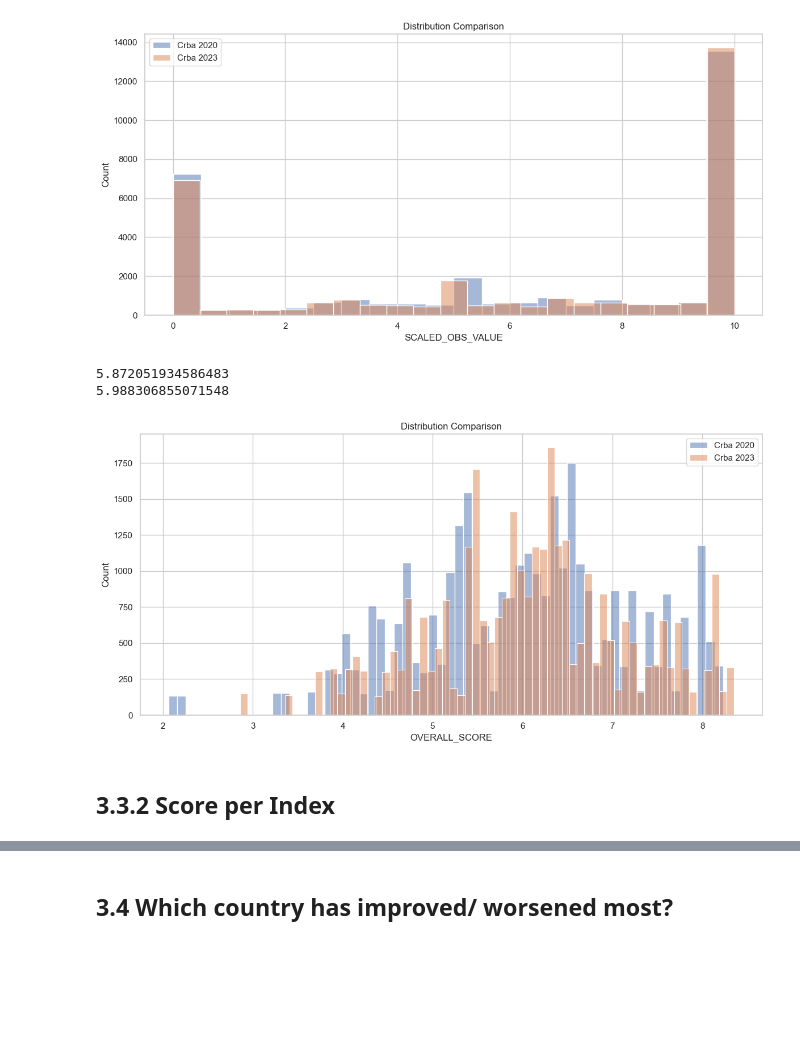
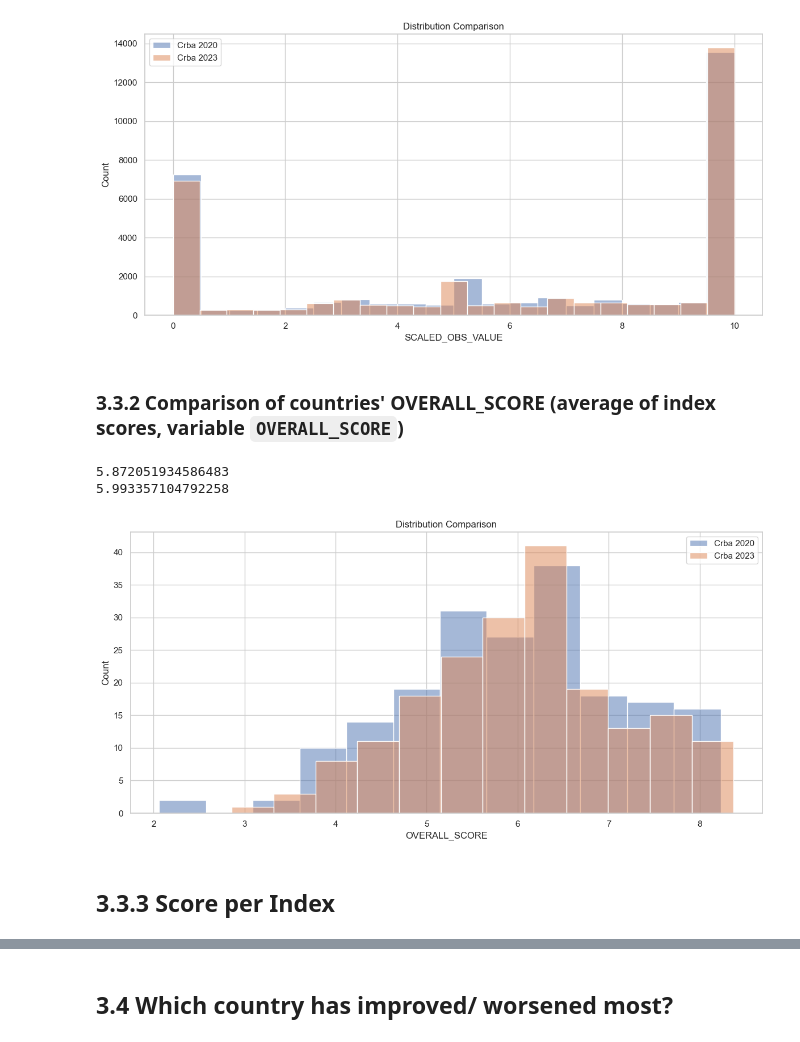
Before and after one commit to iferminm/crba-etl, a Jupyter notebook: validation/comparison_of_final_files.ipynb, the cells around one changed output, grey strips where cells are left out. Cells and saved outputs as stored; diff of their text form; code cells hidden in the pictures; blank space fills up the shorter version.

```diff
--- a/validation/comparison_of_final_files.ipynb
+++ b/validation/comparison_of_final_files.ipynb
@@ -13,7 +14,7 @@ from comparison_of_final_files.compare_two_final_csvs import FinalCrbaFileCompar
 # %%
 # Instantiate class
-
-crba_final_2020 = pd.read_csv("D:\\Documents\\2020\\28_UNICEF\\10_working_repo\\data-etl\\data_out\\crba_final_sdmx_ready.csv", ";")
+# TODO: Chang file paths here to point them to the right files
+crba_final_2020 = pd.read_csv("D:\\Documents\\2023\\7_UNICEF\\major-dax-crba-etl\\crba-etl\\final_file_from_2020\\crba_final_sdmx_ready.csv", ";")
 crba_final_2023 = pd.read_csv("D:\\Documents\\2023\\7_UNICEF\\major-dax-crba-etl\\crba-etl\\config\\2023\\out\\data\\crba_final_sdmx_ready.csv", ";")
 
 my_comparer = FinalCrbaFileComparator(
@@ -196,16 +221,18 @@ my_comparer.compare_column_distribution("TIME_PERIOD")
 my_comparer.compare_column_distribution("SCALED_OBS_VALUE")
 # %% [output]
 [figure]
+# %% [markdown]
+### 3.3.2 Comparison of countries' OVERALL_SCORE (average of index scores, variable `OVERALL_SCORE`)
 # %%
 print(my_comparer.df_1["OVERALL_SCORE"].mean())
 print(my_comparer.df_2["OVERALL_SCORE"].mean())
-my_comparer.compare_column_distribution("OVERALL_SCORE")
+my_comparer.compare_column_distribution("OVERALL_SCORE", aggregate_to_country=True)
 # %% [output]
 5.872051934586483
-5.988306855071548
+5.993357104792258
-[figure, old version]
+[figure, new version]
 # %% [markdown]
-## 3.3.2 Score per Index
+## 3.3.3 Score per Index
 # %%
 index_list=[
     "WP",
```
Also changed, not shown: parts of 22 cells of this notebook, 1 other file.
